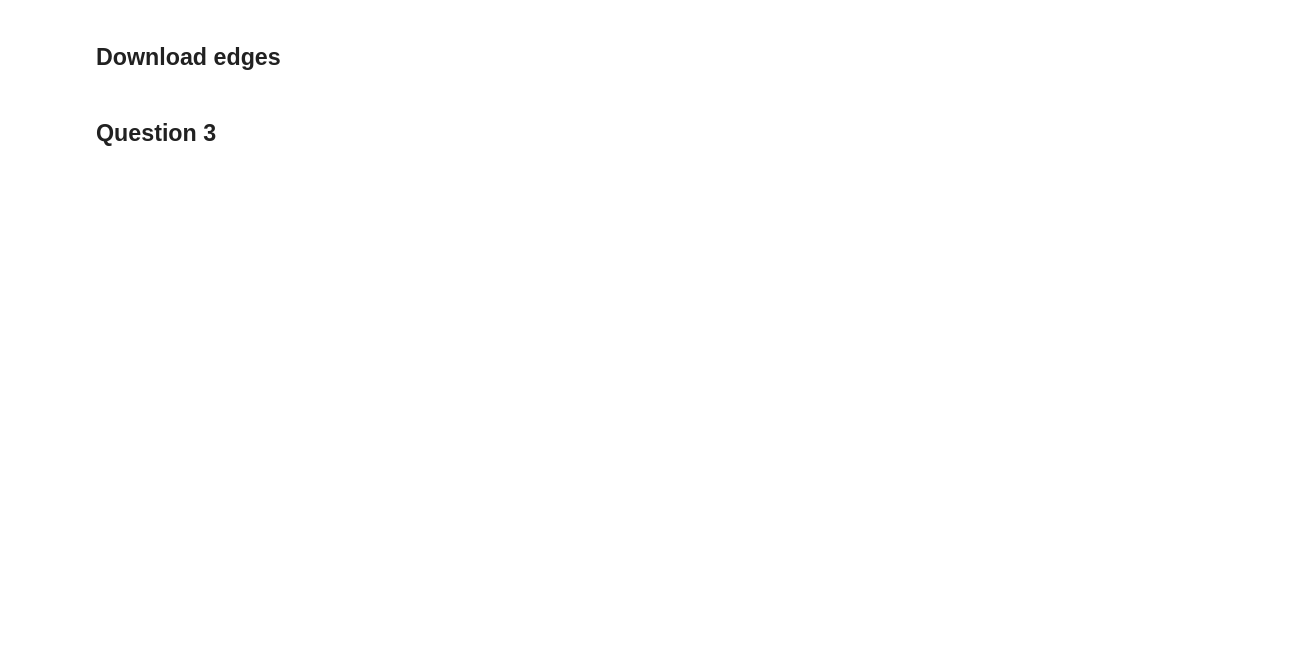
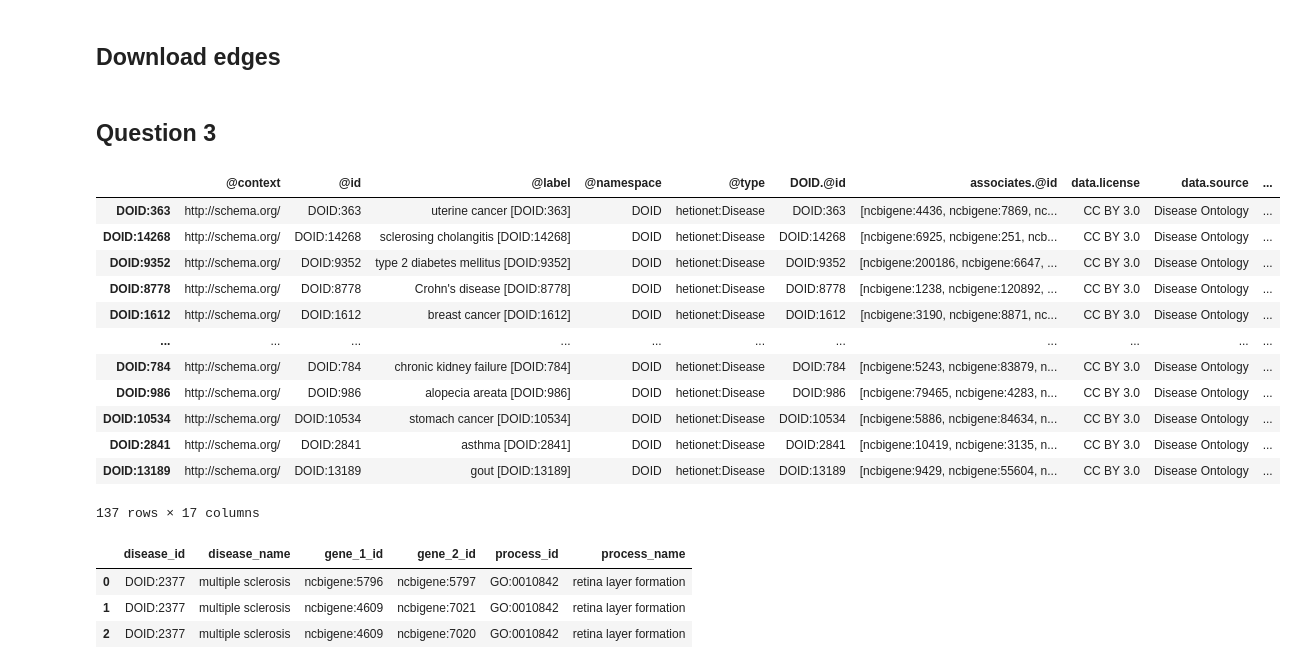
Before and after one commit to fbelleau/kibio-bi, a Jupyter notebook: Demo_case_2_public.ipynb, the cells around one changed output. Saved outputs shown, nothing was run; the diff lists cells and outputs as text; code cells hidden in the pictures; blank space fills up the shorter version.

```diff
--- a/Demo_case_2_public.ipynb
+++ b/Demo_case_2_public.ipynb
@@ -163,5 +165,24 @@ NameError: ignored
+# %%
+disease
+# %% [output]
+|  | @context | @id | @label | @namespace | @type | DOID.@id | associates.@id | data.license | data.source | ... |
+| DOID:363 | http://schema.org/ | DOID:363 | uterine cancer [DOID:363] | DOID | hetionet:Disease | DOID:363 | [ncbigene:4436, ncbigene:7869, nc... | CC BY 3.0 | Disease Ontology | ... |
+| DOID:14268 | http://schema.org/ | DOID:14268 | sclerosing cholangitis [DOID:14268] | DOID | hetionet:Disease | DOID:14268 | [ncbigene:6925, ncbigene:251, ncb... | CC BY 3.0 | Disease Ontology | ... |
+| DOID:9352 | http://schema.org/ | DOID:9352 | type 2 diabetes mellitus [DOID:9352] | DOID | hetionet:Disease | DOID:9352 | [ncbigene:200186, ncbigene:6647, ... | CC BY 3.0 | Disease Ontology | ... |
+| DOID:8778 | http://schema.org/ | DOID:8778 | Crohn's disease [DOID:8778] | DOID | hetionet:Disease | DOID:8778 | [ncbigene:1238, ncbigene:120892, ... | CC BY 3.0 | Disease Ontology | ... |
+| DOID:1612 | http://schema.org/ | DOID:1612 | breast cancer [DOID:1612] | DOID | hetionet:Disease | DOID:1612 | [ncbigene:3190, ncbigene:8871, nc... | CC BY 3.0 | Disease Ontology | ... |
+| ... | ... | ... | ... | ... | ... | ... | ... | ... | ... | ... |
+| DOID:784 | http://schema.org/ | DOID:784 | chronic kidney failure [DOID:784] | DOID | hetionet:Disease | DOID:784 | [ncbigene:5243, ncbigene:83879, n... | CC BY 3.0 | Disease Ontology | ... |
+| DOID:986 | http://schema.org/ | DOID:986 | alopecia areata [DOID:986] | DOID | hetionet:Disease | DOID:986 | [ncbigene:79465, ncbigene:4283, n... | CC BY 3.0 | Disease Ontology | ... |
+| DOID:10534 | http://schema.org/ | DOID:10534 | stomach cancer [DOID:10534] | DOID | hetionet:Disease | DOID:10534 | [ncbigene:5886, ncbigene:84634, n... | CC BY 3.0 | Disease Ontology | ... |
+| DOID:2841 | http://schema.org/ | DOID:2841 | asthma [DOID:2841] | DOID | hetionet:Disease | DOID:2841 | [ncbigene:10419, ncbigene:3135, n... | CC BY 3.0 | Disease Ontology | ... |
+| DOID:13189 | http://schema.org/ | DOID:13189 | gout [DOID:13189] | DOID | hetionet:Disease | DOID:13189 | [ncbigene:9429, ncbigene:55604, n... | CC BY 3.0 | Disease Ontology | ... |
+137 rows × 17 columns
 # %%
-disease_gene1 = pd.merge(disease[['@id','name']], edges_disease_associates[['@id','@id_to']], on='@id')
+disease_1 = disease.query('name == "multiple sclerosis"')
+biological_process_1 = biological_process.query('name == "retina layer formation"')
+
+disease_gene1 = pd.merge(disease_1[['@id','name']], edges_disease_associates[['@id','@id_to']], on='@id')
 disease_gene1.columns = ['disease_id', 'disease_name', 'gene_1_id']
 
 disease_gene1_gene_2 = pd.merge(disease_gene1, edges_gene_interacts[['@id', '@id_to']], left_on = 'gene_1_id', right_on = '@id').drop(['@id'], axis=1)
@@ -169,9 +190,13 @@ disease_gene1_gene_2.columns = ['disease_id', 'disease_name', 'gene_1_id', 'gene
 
 disease_gene1_gene_2_process = pd.merge(disease_gene1_gene_2, edges_gene_participates[['@id', '@id_to']], left_on = 'gene_2_id', right_on = '@id').drop(['@id'], axis=1)
 disease_gene1_gene_2_process.columns = ['disease_id', 'disease_name', 'gene_1_id', 'gene_2_id', 'process_id']
-disease_gene1_gene_2_process = pd.merge(disease_gene1_gene_2_process, biological_process[['@id', 'name']], left_on = 'process_id', right_on = '@id').drop(['@id'], axis=1)
+disease_gene1_gene_2_process = pd.merge(disease_gene1_gene_2_process, biological_process_1[['@id', 'name']], left_on = 'process_id', right_on = '@id').drop(['@id'], axis=1)
+
 disease_gene1_gene_2_process.columns = ['disease_id', 'disease_name', 'gene_1_id', 'gene_2_id', 'process_id', 'process_name']
 
-answer_question_3 = disease_gene1_gene_2_process.query('disease_name.str.contains("multiple sclerosis") & process_name.str.contains("retina layer formation")')
-
-answer_question_3
+disease_gene1_gene_2_process
+# %% [output]
+|  | disease_id | disease_name | gene_1_id | gene_2_id | process_id | process_name |
+| 0 | DOID:2377 | multiple sclerosis | ncbigene:5796 | ncbigene:5797 | GO:0010842 | retina layer formation |
+| 1 | DOID:2377 | multiple sclerosis | ncbigene:4609 | ncbigene:7021 | GO:0010842 | retina layer formation |
+| 2 | DOID:2377 | multiple sclerosis | ncbigene:4609 | ncbigene:7020 | GO:0010842 | retina layer formation |
```
Also changed, not shown: parts of 15 cells of this notebook.
